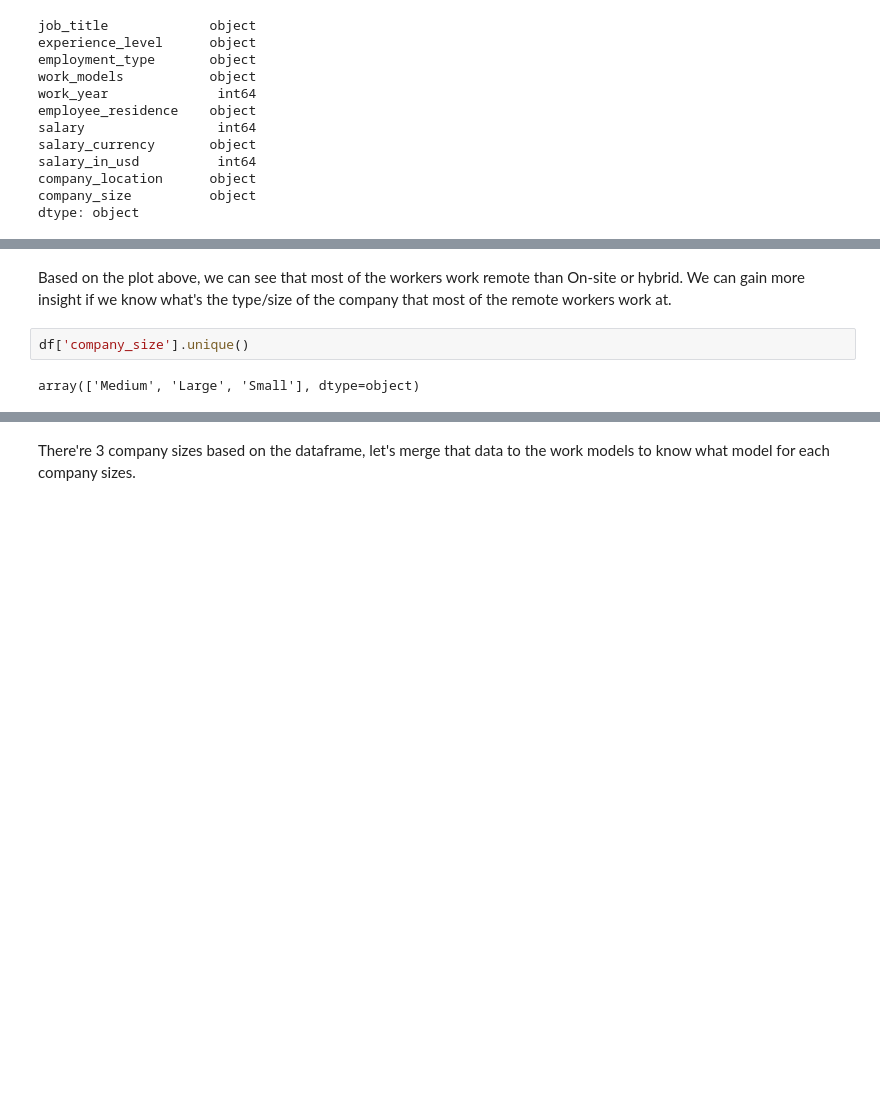
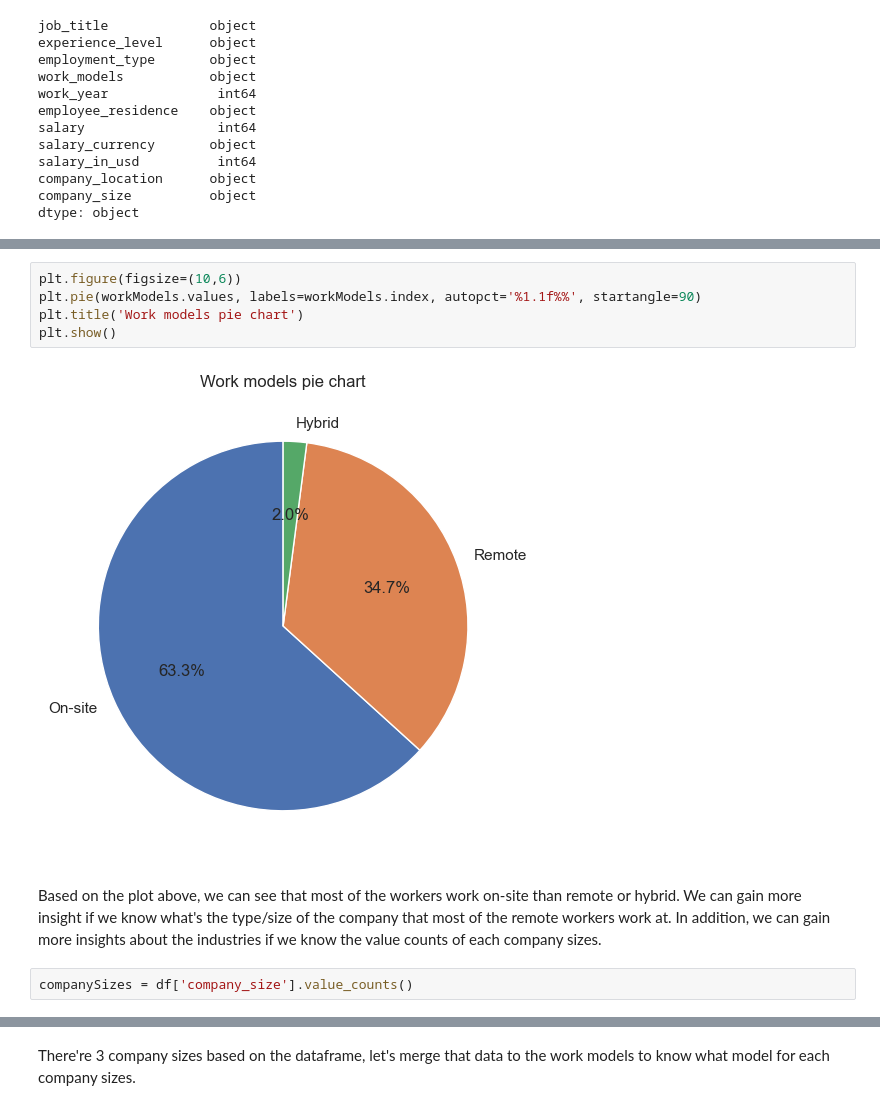
Before and after one commit to DickyAdi/DS2024_analysis, a Jupyter notebook: analysis.ipynb, the cells around one changed output, grey strips where cells are left out. Saved outputs shown, nothing was run; the diff lists cells and outputs as text; blank space fills up the shorter version.

```diff
--- a/analysis.ipynb
+++ b/analysis.ipynb
@@ -52,6 +80,11 @@ plt.show()
+# %%
+plt.figure(figsize=(10,6))
+plt.pie(workModels.values, labels=workModels.index, autopct='%1.1f%%', startangle=90)
+plt.title('Work models pie chart')
+plt.show()
+# %% [output]
+[figure, added]
 # %% [markdown]
-Based on the plot above, we can see that most of the workers work remote than On-site or hybrid. We can gain more insight if we know what's the type/size of the company that most of the remote workers work at.
+Based on the plot above, we can see that most of the workers work on-site than remote or hybrid. We can gain more insight if we know what's the type/size of the company that most of the remote workers work at. In addition, we can gain more insights about the industries if we know the value counts of each company sizes.
-# %%
-df['company_size'].unique()
-# %% [output]
-array(['Medium', 'Large', 'Small'], dtype=object)
+# %%
+companySizes = df['company_size'].value_counts()
```
Also changed, not shown: parts of 14 cells of this notebook.
